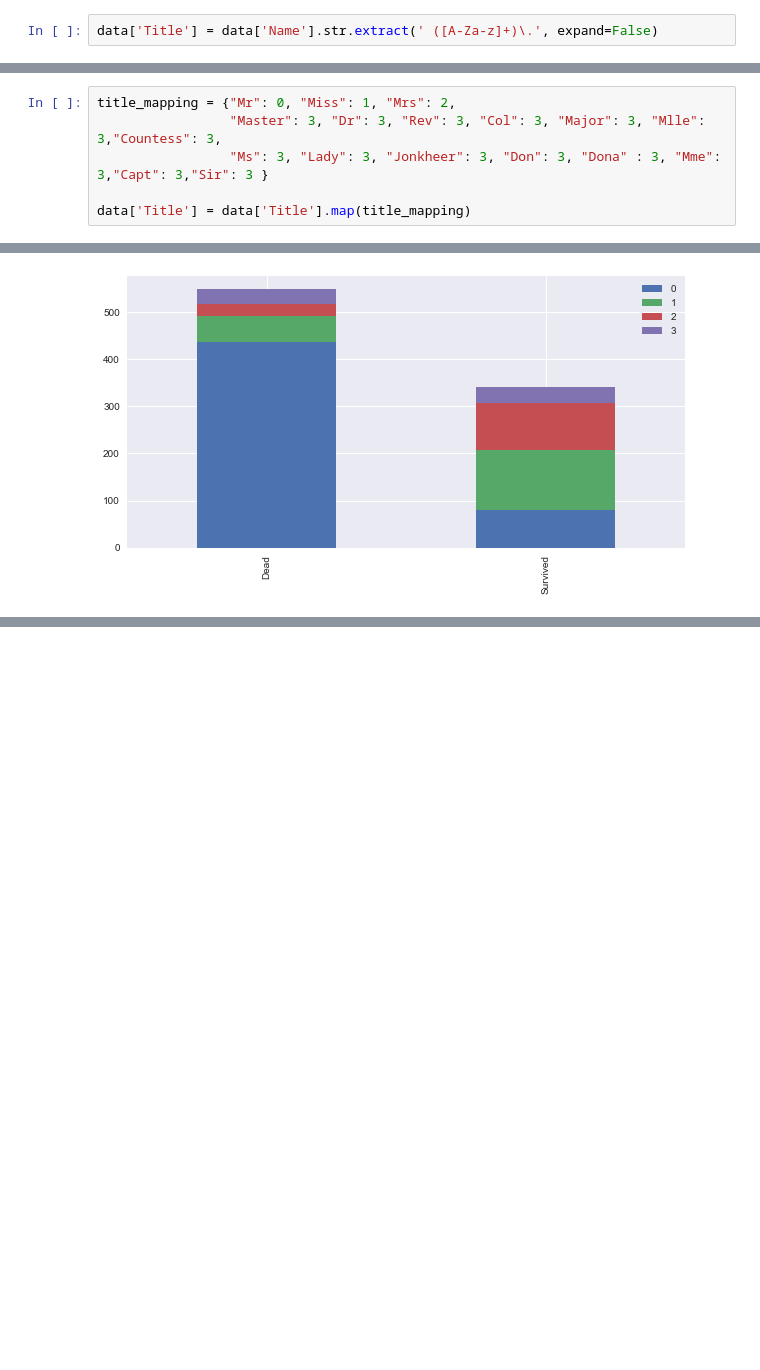
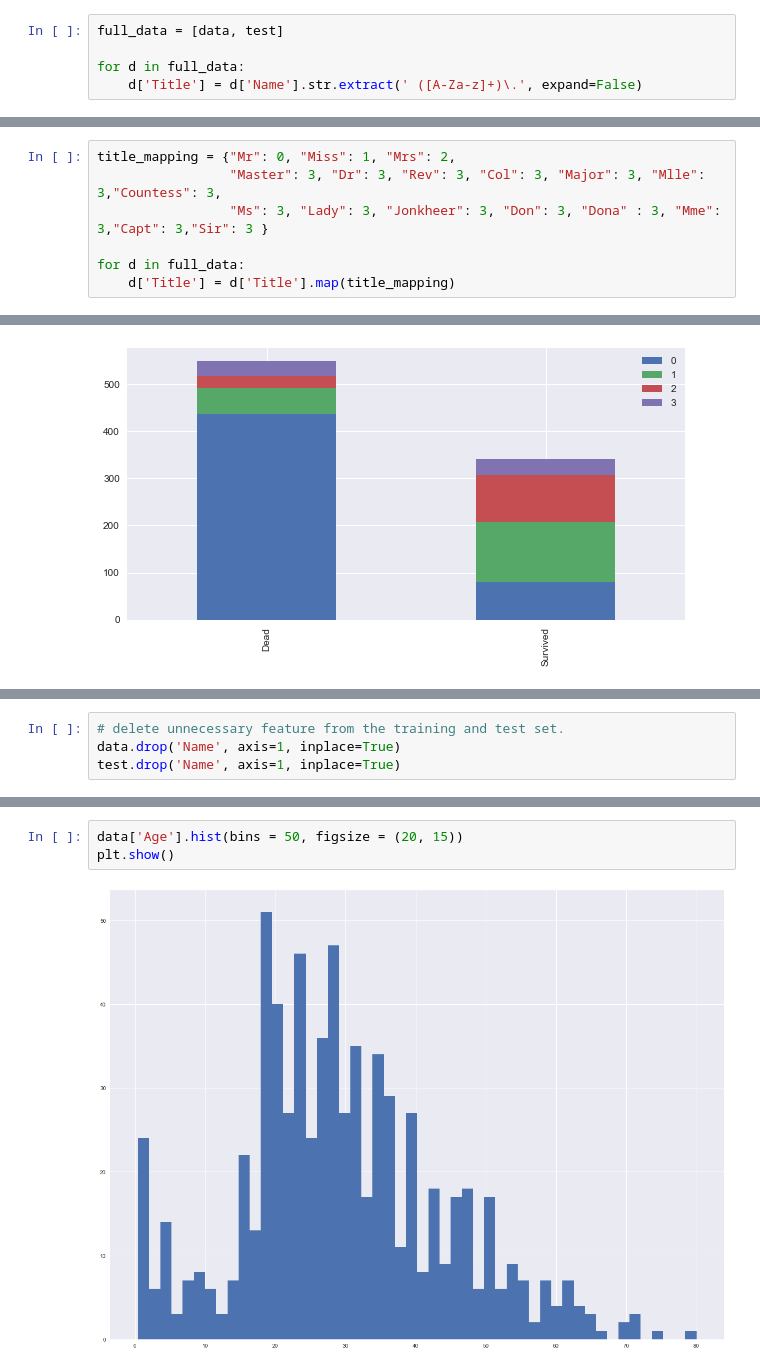
Before and after one commit to lee-kyubong/kaggle, a Jupyter notebook: titanic/kaggle-titanic-py.ipynb, the cells around one changed output, grey strips where cells are left out. Drawn from its saved outputs; the diff is of its cells as text; blank space fills up the shorter version.

Commit message:
explore data sets and engineer varibles

```diff
--- a/titanic/kaggle-titanic-py.ipynb
+++ b/titanic/kaggle-titanic-py.ipynb
@@ -144,2 +151,5 @@ memory usage: 83.6+ KB
 # %%
-data['Title'] = data['Name'].str.extract(' ([A-Za-z]+)\.', expand=False)
+full_data = [data, test]
+
+for d in full_data:
+    d['Title'] = d['Name'].str.extract(' ([A-Za-z]+)\.', expand=False)
@@ -175,4 +200,5 @@ title_mapping = {"Mr": 0, "Miss": 1, "Mrs": 2,
                  "Master": 3, "Dr": 3, "Rev": 3, "Col": 3, "Major": 3, "Mlle": 3,"Countess": 3,
                  "Ms": 3, "Lady": 3, "Jonkheer": 3, "Don": 3, "Dona" : 3, "Mme": 3,"Capt": 3,"Sir": 3 }
 
-data['Title'] = data['Title'].map(title_mapping)
+for d in full_data:
+    d['Title'] = d['Title'].map(title_mapping)
@@ -199,0 +234,4 @@ bar_chart('Title')
+# %%
+# delete unnecessary feature from the training and test set.
+data.drop('Name', axis=1, inplace=True)
+test.drop('Name', axis=1, inplace=True)
@@ -199,0 +335,5 @@ bar_chart('Title')
+# %%
+data['Age'].hist(bins = 50, figsize = (20, 15))
+plt.show()
+# %% [output]
+[figure, added]
```
Also changed, not shown: parts of 25 cells of this notebook.
